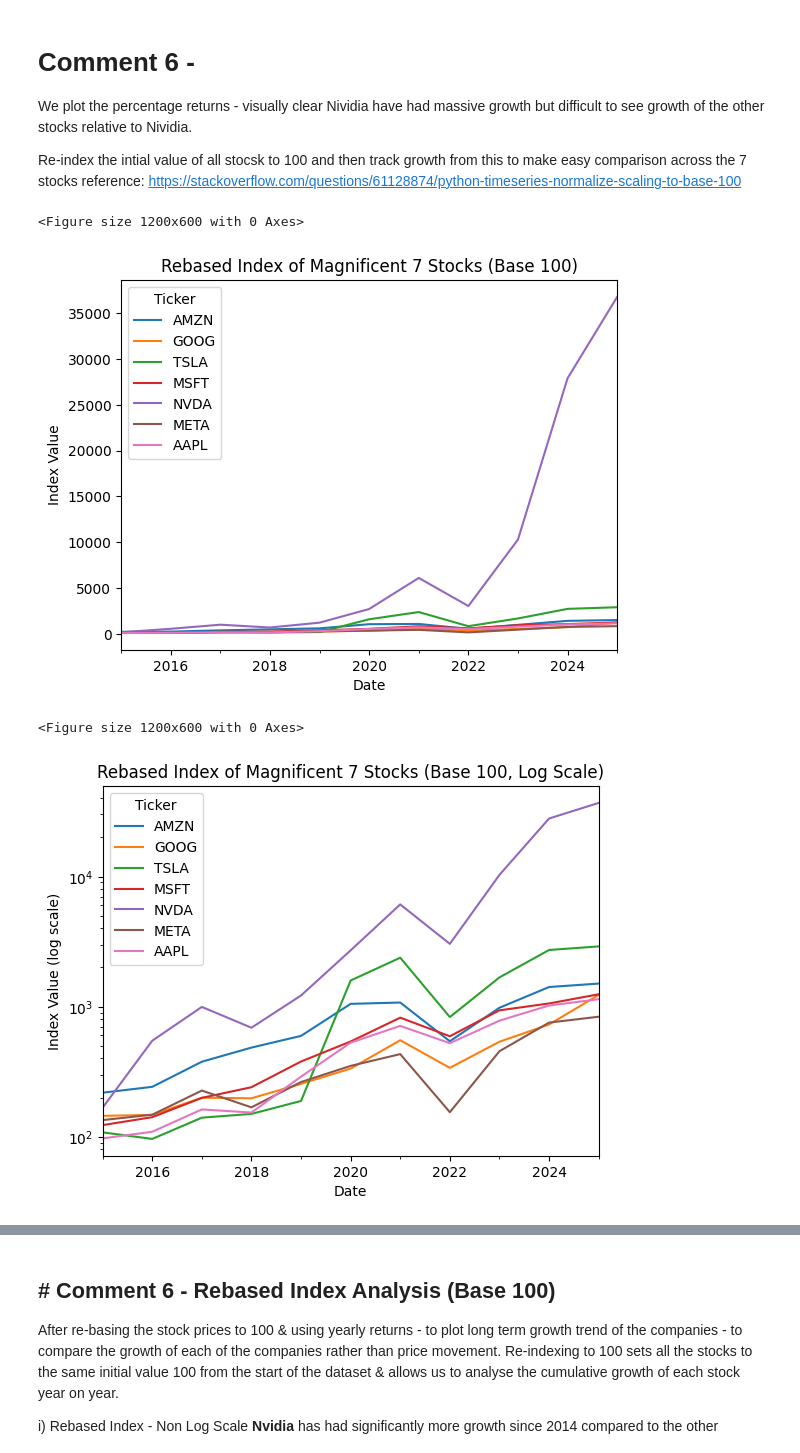
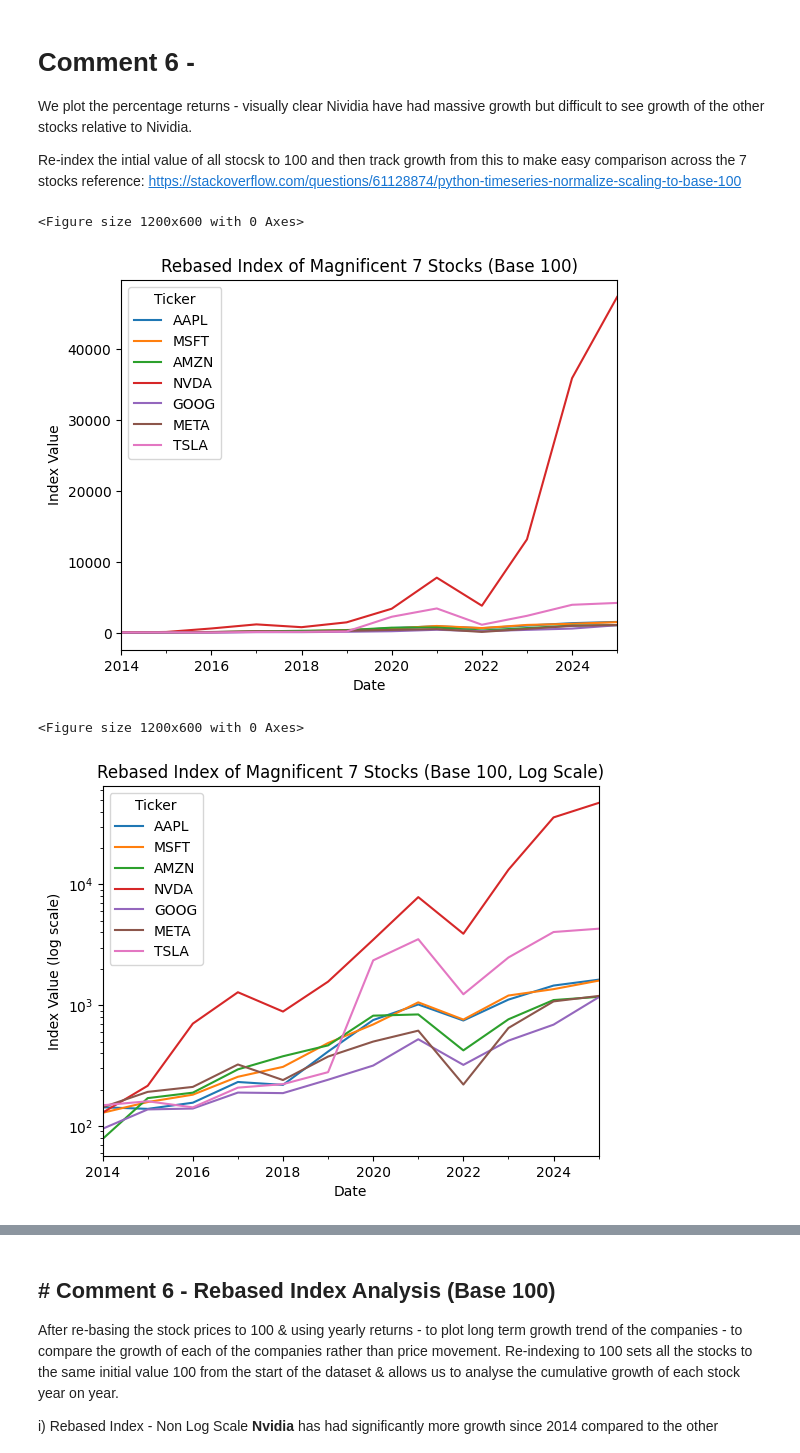
Before and after one commit to Mr-Scarf/programming-for-data-analytics, a Jupyter notebook: project/Project.ipynb, the cells around one changed output, grey strips where cells are left out. Saved outputs shown, nothing was run; the diff lists cells and outputs as text; code cells hidden in the pictures.

Commit message:
Project - Add table with 100 investment reurn (start vs end) + amend code pct_change (add 2014 - initial year)

```diff
--- a/project/Project.ipynb
+++ b/project/Project.ipynb
@@ -349,9 +349,21 @@ yearly_close = yearly_end_pricing.xs('Close', level=1, axis=1)
 # https://www.w3schools.com/python/pandas/ref_df_pct_change.asp
 
 # Calculate Monthly/Quarterly/Yearly Returns
-monthly_returns = monthly_close.pct_change().dropna() *100              # Multiply by 100 as to get percentage returns - decimals hard to easily read
-quarterly_returns = quarterly_close.pct_change().dropna() *100
-yearly_returns = yearly_close.pct_change().dropna() *100
+# Monthly:
+monthly_returns = monthly_close.pct_change()*100                                       # Multiply by 100 as to get percentage returns - decimals hard to easily read
+monthly_returns.iloc[0] = ((monthly_close.iloc[0] / closing_prices.iloc[0]) - 1)*100  # First month return calculation as pct_change() gives NaN for first row
+monthly_returns = monthly_returns.round(2)                                              # Round to 2 decimal places for easier reading
+
+# Quarterly:
+quarterly_returns = quarterly_close.pct_change()*100
+quarterly_returns.iloc[0] = ((quarterly_close.iloc[0] / closing_prices.iloc[0]) - 1) * 100
+quarterly_returns = quarterly_returns.round(2)
+
+
+# Yearly:
+yearly_returns = yearly_close.pct_change()*100
+yearly_returns.iloc[0] = ((yearly_close.iloc[0] / closing_prices.iloc[0]) - 1) * 100
+yearly_returns = yearly_returns.round(2)
 # %%
 # Comment 5 - Resampling & returns Analysis
 
@@ -444,28 +457,28 @@ reference: https://stackoverflow.com/questions/61128874/python-timeseries-normal
 # %%
 # Comment 6 - Rebased Index Analysis (Base 100)
 
-# Start all stocks at 100
+# Rebase all stocks to 100 starting price & get cunmulative yearly returns
 df_indexed_yearly = 100 * (1 + yearly_returns/100).cumprod()      #Reference: cumprod() function - https://pandas.pydata.org/docs/reference/api/pandas.DataFrame.cumprod.html
 
 # Plot
 plt.figure(figsize=(12,6))
 df_indexed_yearly.plot()
 plt.title("Rebased Index of Magnificent 7 Stocks (Base 100)")
 plt.ylabel("Index Value")
 plt.xlabel("Date")
 plt.show()
 
 # Plot on log scale - code adapted from chatgpt for logscale plot - Reference: https://chatgpt.com/share/69542880-0d10-8005-95e2-76895301c68a
 plt.figure(figsize=(12,6))
-df_indexed.plot()
+df_indexed_yearly.plot()
 plt.yscale('log')                    # Set y-axis to log scale
 plt.title("Rebased Index of Magnificent 7 Stocks (Base 100, Log Scale)")
 plt.ylabel("Index Value (log scale)")
 plt.xlabel("Date")
 plt.legend(title="Ticker")
 plt.show()
 # %% [output]
 <Figure size 1200x600 with 0 Axes>
-[figure, old version]
+[figure, new version]
 <Figure size 1200x600 with 0 Axes>
-[figure, old version]
+[figure, new version]
```
Also changed, not shown: parts of 10 cells of this notebook, 1 other file.
